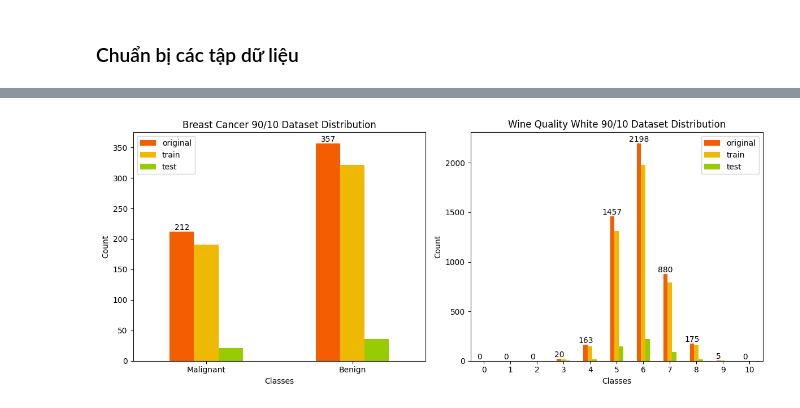
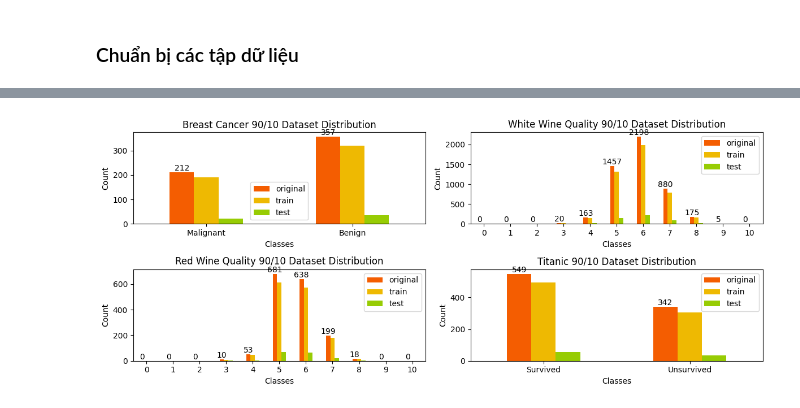
Before and after one commit to HoNhatTri/Lab02_AI, a Jupyter notebook: Prepare_Datasets.ipynb, the cells around one changed output, grey strips where cells are left out. Cells and saved outputs as stored; diff of their text form; code cells hidden in the pictures.

```diff
--- a/Prepare_Datasets.ipynb
+++ b/Prepare_Datasets.ipynb
@@ -22,21 +21,22 @@ bc_features = pd.DataFrame(breast_cancer_wisconsin_diagnostic.data, columns=brea
 bc_labels = pd.Series(breast_cancer_wisconsin_diagnostic.target, name="label")  # Nhãn: 0 = Malignant, 1 = Benign
 
 # White Wine Quality Dataset
-file_path = './wine+quality/winequality-white.csv'
+file_path = './data/wine+quality/winequality-white.csv'
 w_wine_data = pd.read_csv(file_path, sep=';')
 w_wine_features = w_wine_data.iloc[:, :-1]
 w_wine_labels = w_wine_data['quality']
 
 # Red Wine Quality Dataset
-file_path = './wine+quality/winequality-red.csv'
+file_path = './data/wine+quality/winequality-red.csv'
 r_wine_data = pd.read_csv(file_path, sep=';')
 r_wine_features = r_wine_data.iloc[:, :-1]
 r_wine_labels = r_wine_data['quality']
 
-# Iris Dataset
-iris = load_iris()
-iris_features = iris.data
-iris_labels = iris.target
+# Titanic Dataset
+file_path = './data/Titanic/Titanic-Dataset.csv'
+titanic_data = pd.read_csv(file_path)
+titanic_features = titanic_data.iloc[:, :-1]
+titanic_labels = titanic_data['Survived']
 # %% [markdown]
 ### Chuẩn bị các tập dữ liệu
 # %%
@@ -70,5 +70,5 @@ w_wine_datasets = prepare_datasets(w_wine_features, w_wine_labels)
 # Tạo các tập huấn luyện và kiểm tra cho Red Wine Quality Dataset
 r_wine_datasets = prepare_datasets(r_wine_features, r_wine_labels)
 
-# Tạo các tập huấn luyện và kiểm tra cho Iris Dataset
-iris_datasets = prepare_datasets(iris_features,iris_labels)
+# Tạo các tập huấn luyện và kiểm tra cho Titanic Dataset
+titanic_datasets = prepare_datasets(titanic_features,titanic_labels)
@@ -79,6 +76,7 @@ Wine Quality Datasets Keys: ['train_40', 'test_60', 'train_60', 'test_40', 'trai
 # Danh sách tên các lớp
 class_names_bc = ["Malignant", "Benign"]  # Breast Cancer: 0 = Malignant, 1 = Benign
 class_names_wine = [str(i) for i in range(11)]  # Wine Quality: chất lượng từ 0 đến 10
+class_names_titanic = ["Survived", "Unsurvived"]
 
 def draw_plot(original, train, test, title, class_names, ax):
     # Tính tần suất các lớp, đảm bảo rằng tất cả các lớp đều được hiển thị
@@ -128,10 +130,12 @@ plt.show()
 # %%
-fig, axs = plt.subplots(1, 2, figsize=(12, 5))
+fig, axs = plt.subplots(2, 2, figsize=(12, 5))
 
-draw_plot(bc_labels, bc_datasets['train_90'][1], bc_datasets['test_10'][1], "Breast Cancer 90/10 Dataset Distribution", class_names_bc, axs[0])
-draw_plot(w_wine_labels, w_wine_datasets['train_90'][1], w_wine_datasets['test_10'][1], "White Wine Quality 90/10 Dataset Distribution", class_names_wine, axs[1])
+draw_plot(bc_labels, bc_datasets['train_90'][1], bc_datasets['test_10'][1], "Breast Cancer 90/10 Dataset Distribution", class_names_bc, axs[0,0])
+draw_plot(w_wine_labels, w_wine_datasets['train_90'][1], w_wine_datasets['test_10'][1], "White Wine Quality 90/10 Dataset Distribution", class_names_wine, axs[0,1])
+draw_plot(r_wine_labels, r_wine_datasets['train_90'][1], r_wine_datasets['test_10'][1], "Red Wine Quality 90/10 Dataset Distribution", class_names_wine, axs[1,0])
+draw_plot(titanic_labels, titanic_datasets['train_90'][1], titanic_datasets['test_10'][1], "Titanic 90/10 Dataset Distribution", class_names_titanic, axs[1,1])
 
 plt.tight_layout()
 plt.show()
 # %% [output]
-[figure, old version]
+[figure, new version]
```
Also changed, not shown: parts of 5 cells of this notebook, 6 other files.
